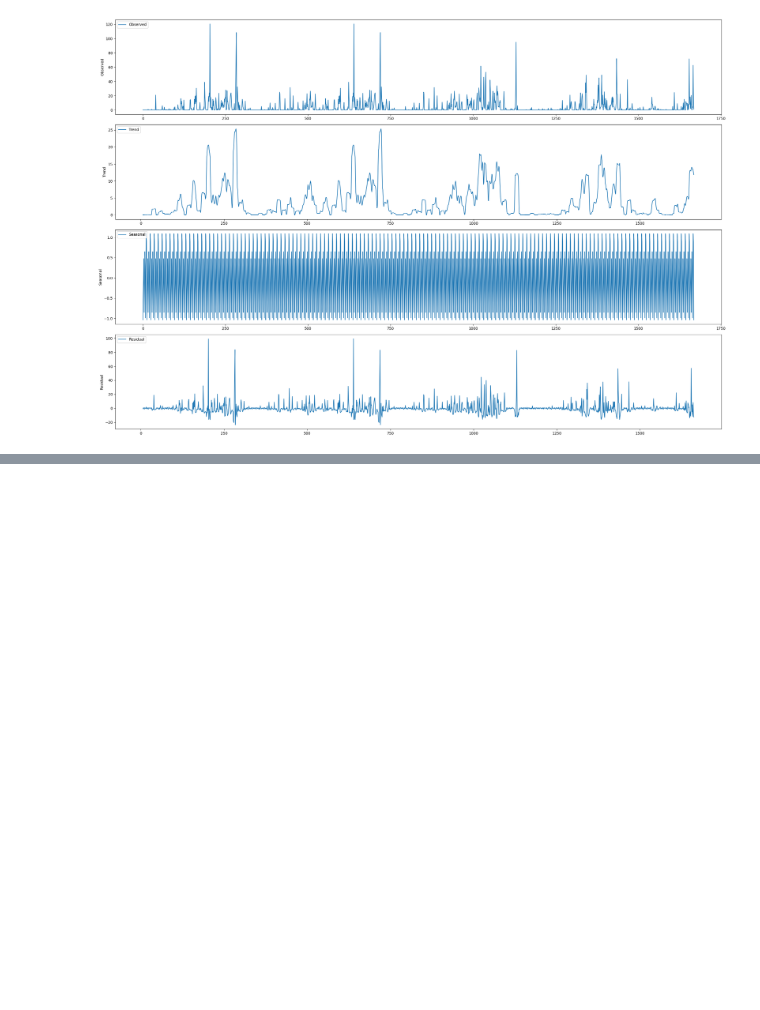
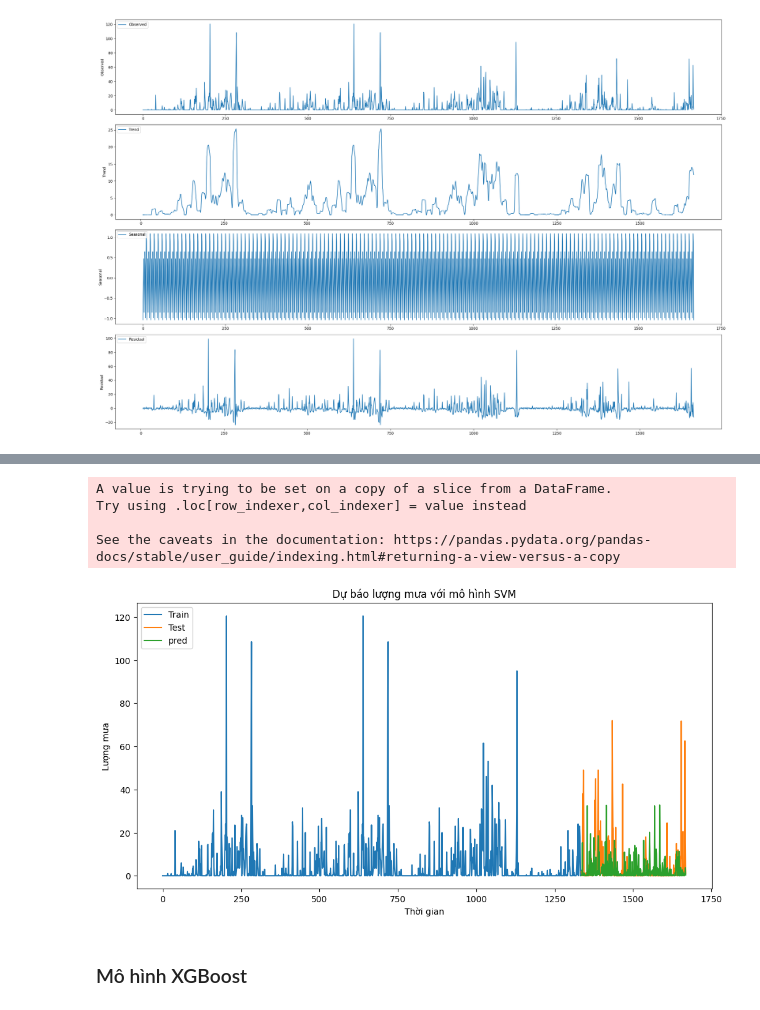
Before and after one commit to TongVanLuc/PhanTichChuoiThoiGian_Nhom8, a Jupyter notebook: TimeSeries.ipynb, the cells around one changed output, grey strips where cells are left out. Drawn from its saved outputs; the diff is of its cells as text; code cells hidden in the pictures; blank space fills up the shorter version.

```diff
--- a/TimeSeries.ipynb
+++ b/TimeSeries.ipynb
@@ -110,0 +155,27 @@ x_test = test.drop(columns='precip')
+# %%
+from sklearn.svm import SVR
+from sklearn.metrics import mean_squared_error
+from sklearn.model_selection import GridSearchCV
+
+# Định nghĩa tham số cho GridSearchCV
+param_grid = {
+    'C': [0.1, 1, 10, 100],
+    'gamma': [1, 0.1, 0.01, 0.001],
+    'epsilon': [0.1, 0.01, 0.001]
+}
+
+# Tạo GridSearchCV cho SVM
+grid_search = GridSearchCV(SVR(kernel='rbf'), param_grid, refit=True, verbose=2)
+grid_search.fit(x_train, y_train)
+
+# Lấy mô hình tốt nhất
+best_svm_model = grid_search.best_estimator_
+y_pred_svm = best_svm_model.predict(x_test)
+
+# Đặt các giá trị âm thành 0 nếu cần thiết
+y_pred_svm = np.maximum(y_pred_svm, 0)
+
+# Đánh giá mô hình bằng RMSE
+rmse_svm = mean_squared_error(y_test, y_pred_svm, squared=False)
+print("Root Mean Squared Error (RMSE) of SVM:", rmse_svm)
+print("Best parameters found by GridSearchCV:", grid_search.best_params_)
@@ -110,0 +200,23 @@ x_test = test.drop(columns='precip')
+# %%
+# Vẽ biểu đồ kết quả dự đoán
+train_size = len(x_train)
+train = df[:train_size]
+valid = df[train_size:]
+valid['pred_SVM'] = y_pred_svm
+
+plt.figure(figsize=(12, 6))
+plt.plot(train['precip'])
+plt.plot(valid[['precip', 'pred_SVM']])
+plt.title('Dự báo lượng mưa với mô hình SVM')
+plt.xlabel('Thời gian')
+plt.ylabel('Lượng mưa')
+plt.legend(['Train', 'Test', 'pred'], loc='upper left')
+plt.show()
+# %% [output]
+A value is trying to be set on a copy of a slice from a DataFrame.
+Try using .loc[row_indexer,col_indexer] = value instead
+
+See the caveats in the documentation: https://pandas.pydata.org/pandas-docs/stable/user_guide/indexing.html#returning-a-view-versus-a-copy
+[figure, added]
+# %% [markdown]
+### Mô hình XGBoost
```
Also changed, not shown: parts of 30 cells of this notebook, 1 other file.
